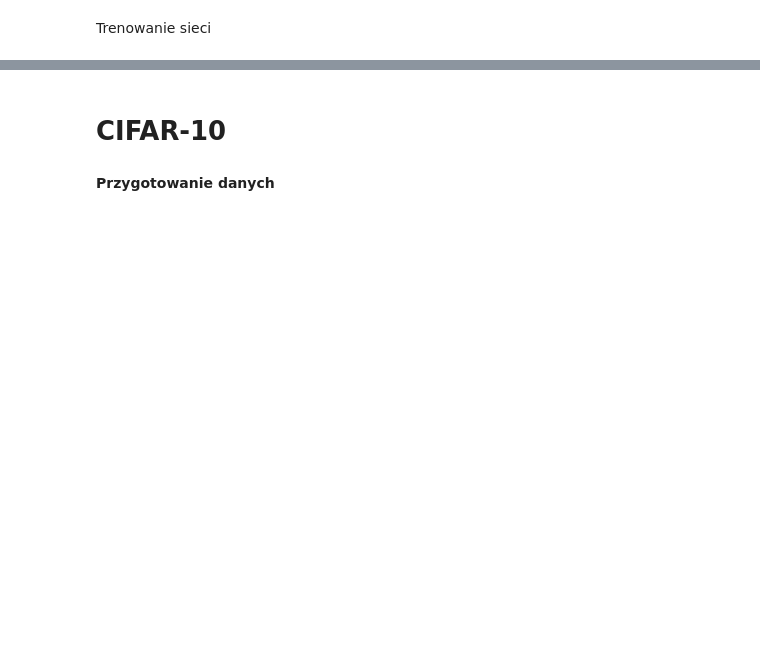
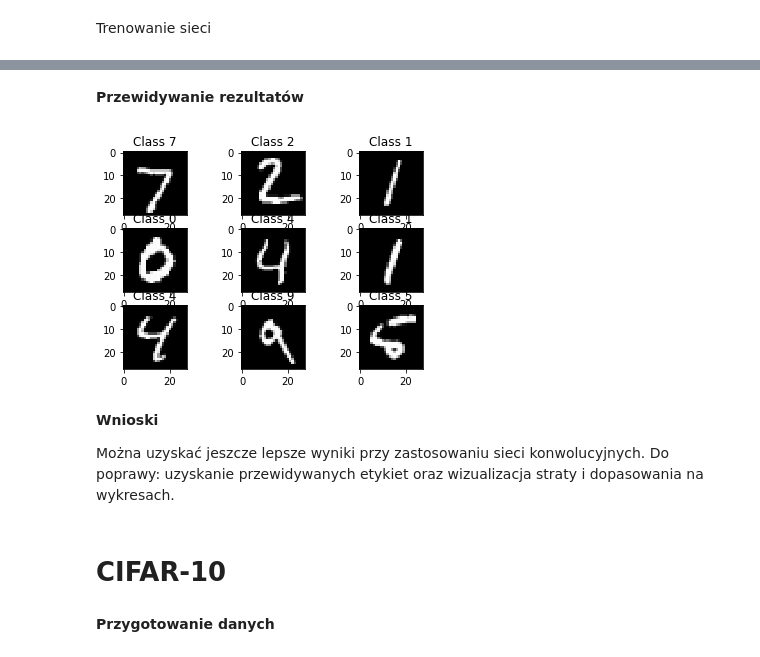
Before and after one commit to ZupaPomidorowa/projekt-indywidualny, a Jupyter notebook: klasyfikacjazbiorow.ipynb, the cells around one changed output, grey strips where cells are left out. Drawn from its saved outputs; the diff is of its cells as text; code cells hidden in the pictures; blank space fills up the shorter version.

```diff
--- a/klasyfikacjazbiorow.ipynb
+++ b/klasyfikacjazbiorow.ipynb
@@ -107,3 +130,17 @@ test_acc:  97.79999852180481
+# %% [markdown]
+**Przewidywanie rezultatów**
+# %%
+for i in range(9):
+    plt.subplot(3,3,i+1)
+    plt.imshow(test_images[i].reshape(28, 28), cmap='gray', interpolation='none')
+    plt.title("Class {}".format(np.argmax(test_labels[i])))
+    #plt.title("Predict {}".format(np.argmax(network.predict(test_images[i])))#
+# %% [output]
+[figure, added]
+# %% [markdown]
+**Wnioski**
+
+Można uzyskać jeszcze lepsze wyniki przy zastosowaniu sieci konwolucyjnych. Do poprawy: uzyskanie przewidywanych etykiet oraz wizualizacja straty i dopasowania na wykresach.
 # %% [markdown]
 # CIFAR-10
 # %% [markdown]
```
Also changed, not shown: parts of 34 cells of this notebook.
